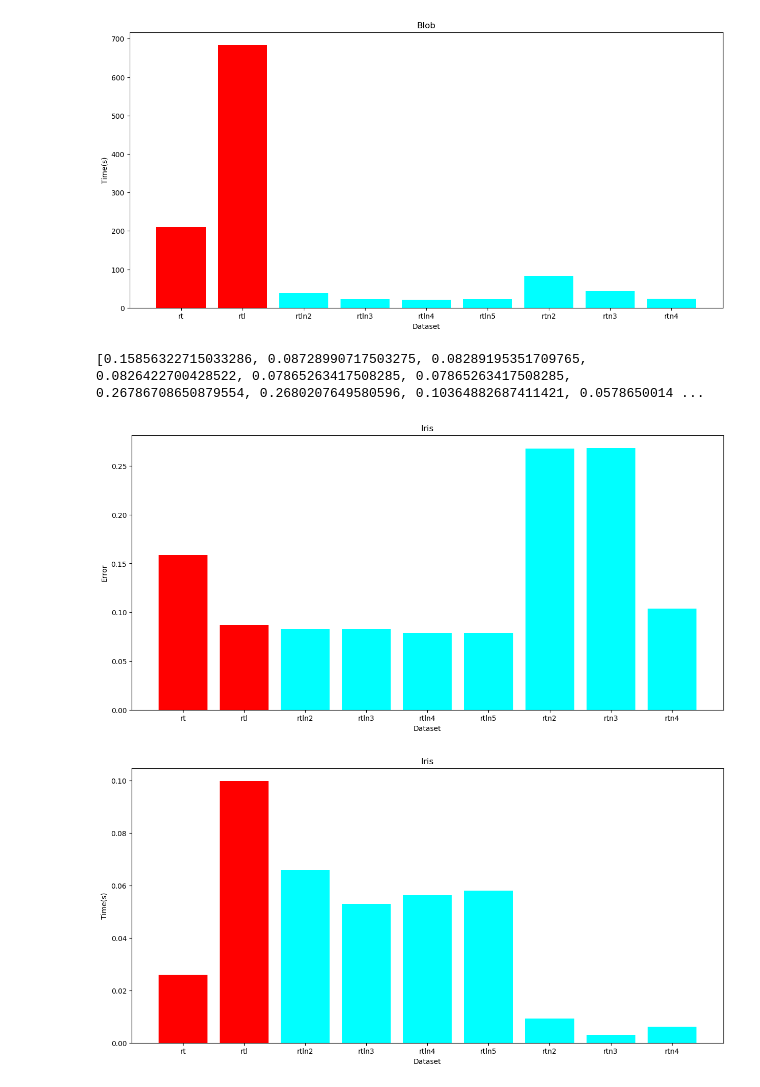
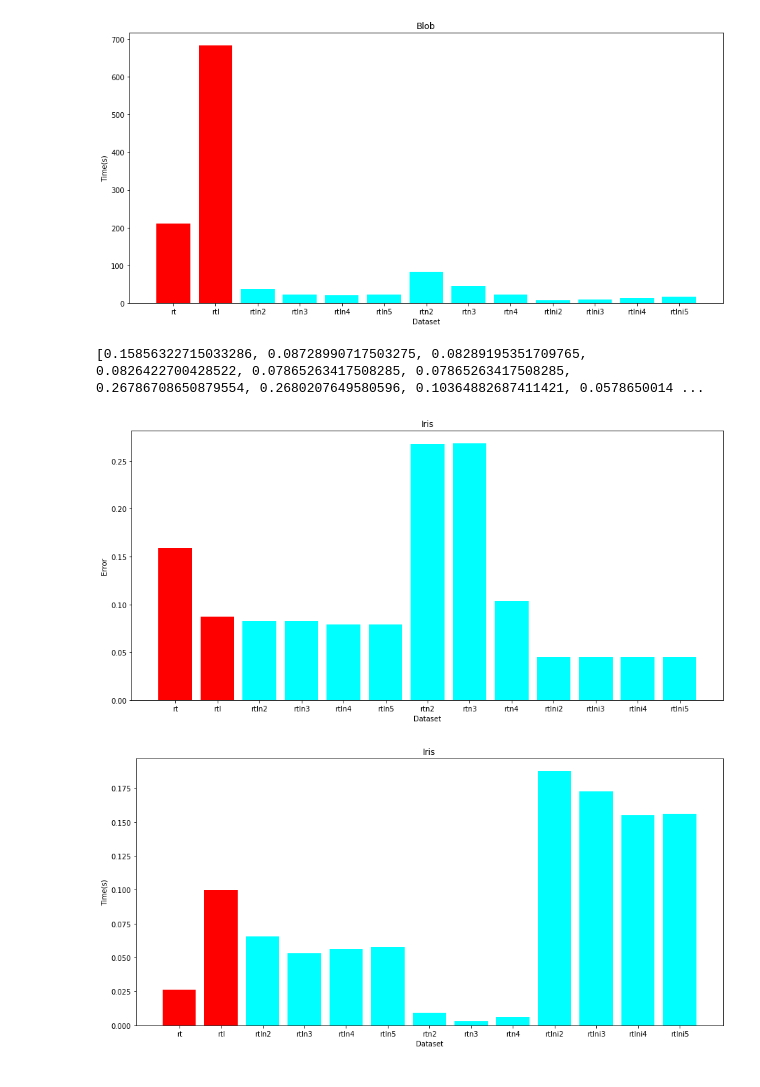
Before and after one commit to banpeter/NBRT, a Jupyter notebook: results.ipynb, the cells around one changed output. Drawn from its saved outputs; the diff is of its cells as text; code cells hidden in the pictures.

```diff
--- a/results.ipynb
+++ b/results.ipynb
@@ -84,7 +84,7 @@ with open("DataSets/times_rtn.csv","r") as file:
 
 
 
-'''with open("DataSets/times_rtni.csv","r") as file:
+with open("DataSets/times_rtni.csv","r") as file:
     t = []
 
     for row in file:
@@ -93,7 +93,7 @@ with open("DataSets/times_rtn.csv","r") as file:
         #print(row)
         t.append([float(x) for x in row ])
 
-    times.append(t)'''
+    times.append(t)
 # %% [output]
 20
 20
@@ -175,13 +174,13 @@ with open("DataSets/difference_rtn.csv","r") as file:
 
 
 
-'''with open("DataSets/difference_rtni.csv","r") as file:
+with open("DataSets/difference_rtni.csv","r") as file:
     d = []
     for row in file:
         row = row.strip('\n').split(',')
         #print(row)
         d.append([float(x) for x in row ])
-    diff.append(d)'''
+    diff.append(d)
 print(len(diff))
 # %% [output]
 [[0.28282938072499053, 0.24066344138315493, 0.22633557448284228, 0.23633557448284231], [0.08289195351709765, 0.0826422700428522, 0.07865263417508285, 0.07865263417508285], [0.7745161128827293, 0.71147 ...
@@ -224,9 +222,8 @@ for i in times[2:]:
 
 
 #print(house_data)
-#plt.bar(["rt","rtl","rtln2","rtln3","rtln4","rtln5","rtn2","rtn3","rtn4","rtn4","rtlni2","rtlni3","rtlni4","rtlni5"],data,color=['red', 'red', 'cyan', 'cyan', 'cyan','cyan', 'cyan', 'cyan', 'cyan', 'cyan','cyan', 'cyan','cyan','cyan'])
-plt.bar(["rt","rtl","rtln2","rtln3","rtln4","rtln5","rtn2","rtn3","rtn4","rtn4"],data,color=['red', 'red', 'cyan', 'cyan', 'cyan','cyan', 'cyan', 'cyan', 'cyan', 'cyan'])
-plt.savefig('D:\egyetem\I.kutatás\clob_time.png')
+plt.bar(["rt","rtl","rtln2","rtln3","rtln4","rtln5","rtn2","rtn3","rtn4","rtn4","rtlni2","rtlni3","rtlni4","rtlni5"],data,color=['red', 'red', 'cyan', 'cyan', 'cyan','cyan', 'cyan', 'cyan', 'cyan', 'cyan','cyan', 'cyan','cyan','cyan'])
+plt.savefig('D:\egyetem\TDK\clob_time.png')
 
 
 plt.xlabel("Dataset")
@@ -235,7 +232,7 @@ plt.title("Blob")
 
 plt.show()
 # %% [output]
-[figure, old version]
+[figure, new version]
 # %%
 plt.rcParams["figure.figsize"] = (15,7)
 
@@ -248,9 +245,8 @@ for i in diff[2:]:
 
 
 print(data)
-#plt.bar(["rt","rtl","rtln2","rtln3","rtln4","rtln5","rtn2","rtn3","rtn4","rtn4","rtlni2","rtlni3","rtlni4","rtlni5"],data,color=['red', 'red', 'cyan', 'cyan', 'cyan','cyan', 'cyan', 'cyan', 'cyan', 'cyan','cyan', 'cyan','cyan','cyan'])
-plt.bar(["rt","rtl","rtln2","rtln3","rtln4","rtln5","rtn2","rtn3","rtn4","rtn4"],data,color=['red', 'red', 'cyan', 'cyan', 'cyan','cyan', 'cyan', 'cyan', 'cyan', 'cyan'])
-plt.savefig('D:\egyetem\I.kutatás\iris_error.png')
+plt.bar(["rt","rtl","rtln2","rtln3","rtln4","rtln5","rtn2","rtn3","rtn4","rtn4","rtlni2","rtlni3","rtlni4","rtlni5"],data,color=['red', 'red', 'cyan', 'cyan', 'cyan','cyan', 'cyan', 'cyan', 'cyan', 'cyan','cyan', 'cyan','cyan','cyan'])
+plt.savefig('D:\egyetem\TDK\iris_error.png')
 #plt.legend(["Testing data" , "Predicted value"])
 
 plt.xlabel("Dataset")
@@ -260,32 +256,31 @@ plt.title("Iris")
 plt.show()
 # %% [output]
 [0.15856322715033286, 0.08728990717503275, 0.08289195351709765, 0.0826422700428522, 0.07865263417508285, 0.07865263417508285, 0.26786708650879554, 0.2680207649580596, 0.10364882687411421, 0.0578650014 ...
-[figure, old version]
+[figure, new version]
 # %%
 plt.rcParams["figure.figsize"] = (15,7)
 
 data = [times[0][1],times[1][1]]
 
 
 for i in times[2:]:
 
     for j in i[1]:
         data.append(j)
 
 
 #print(house_data)
-#plt.bar(["rt","rtl","rtln2","rtln3","rtln4","rtln5","rtn2","rtn3","rtn4","rtn4","rtlni2","rtlni3","rtlni4","rtlni5"],data,color=['red', 'red', 'cyan', 'cyan', 'cyan','cyan', 'cyan', 'cyan', 'cyan', 'cyan','cyan', 'cyan','cyan','cyan'])
-plt.bar(["rt","rtl","rtln2","rtln3","rtln4","rtln5","rtn2","rtn3","rtn4","rtn4"],data,color=['red', 'red', 'cyan', 'cyan', 'cyan','cyan', 'cyan', 'cyan', 'cyan', 'cyan'])
-plt.savefig('D:\egyetem\I.kutatás\iris_time.png')
+plt.bar(["rt","rtl","rtln2","rtln3","rtln4","rtln5","rtn2","rtn3","rtn4","rtn4","rtlni2","rtlni3","rtlni4","rtlni5"],data,color=['red', 'red', 'cyan', 'cyan', 'cyan','cyan', 'cyan', 'cyan', 'cyan', 'cyan','cyan', 'cyan','cyan','cyan'])
+plt.savefig('D:\egyetem\TDK\iris_time.png')
 
 
 plt.xlabel("Dataset")
 plt.ylabel("Time(s)")
 plt.title("Iris")
 
 plt.show()
 # %% [output]
-[figure, old version]
+[figure, new version]
 # %%
 plt.rcParams["figure.figsize"] = (15,7)
 
```
Also changed, not shown: parts of 7 cells of this notebook, 54 other files.
